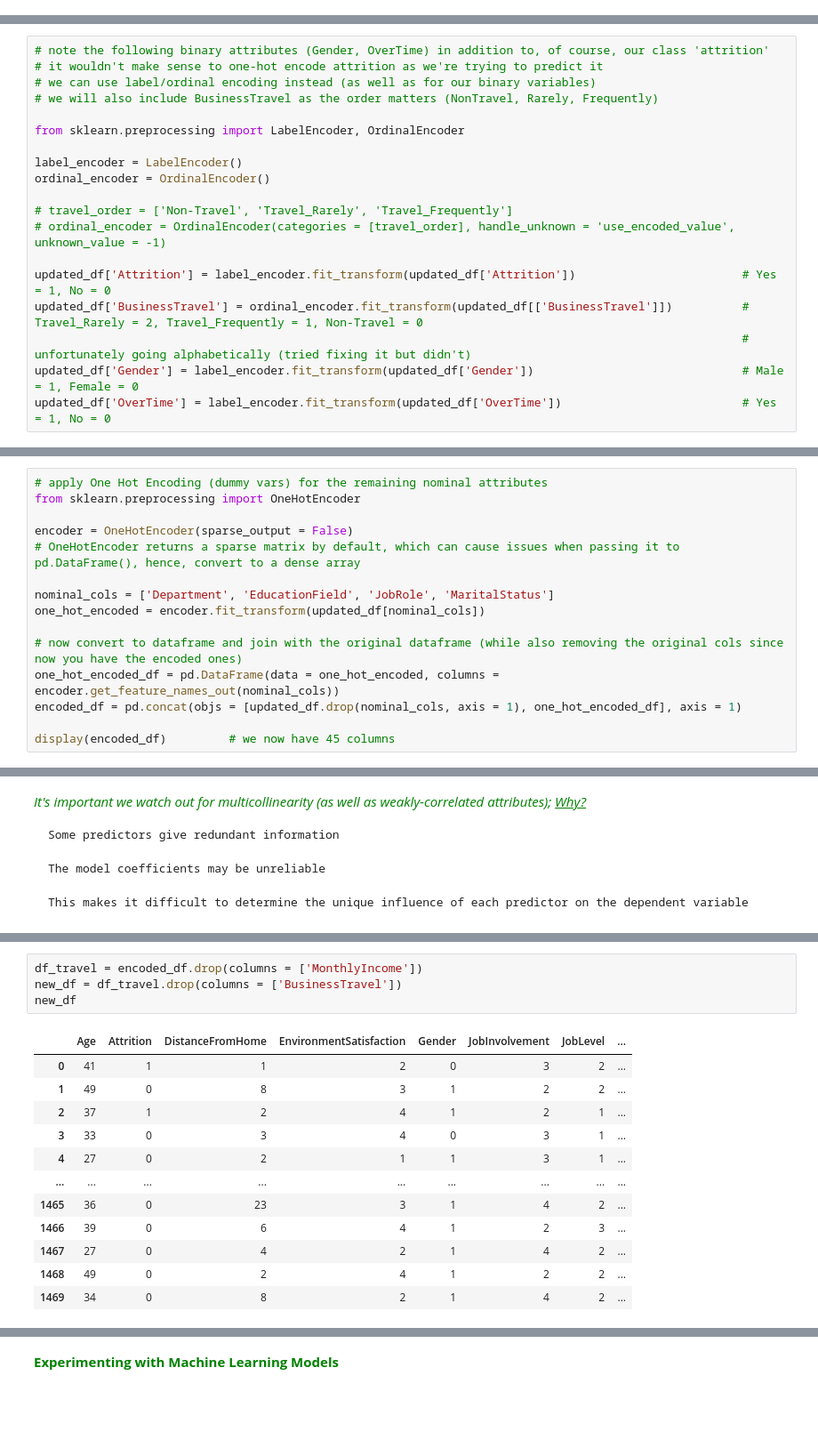
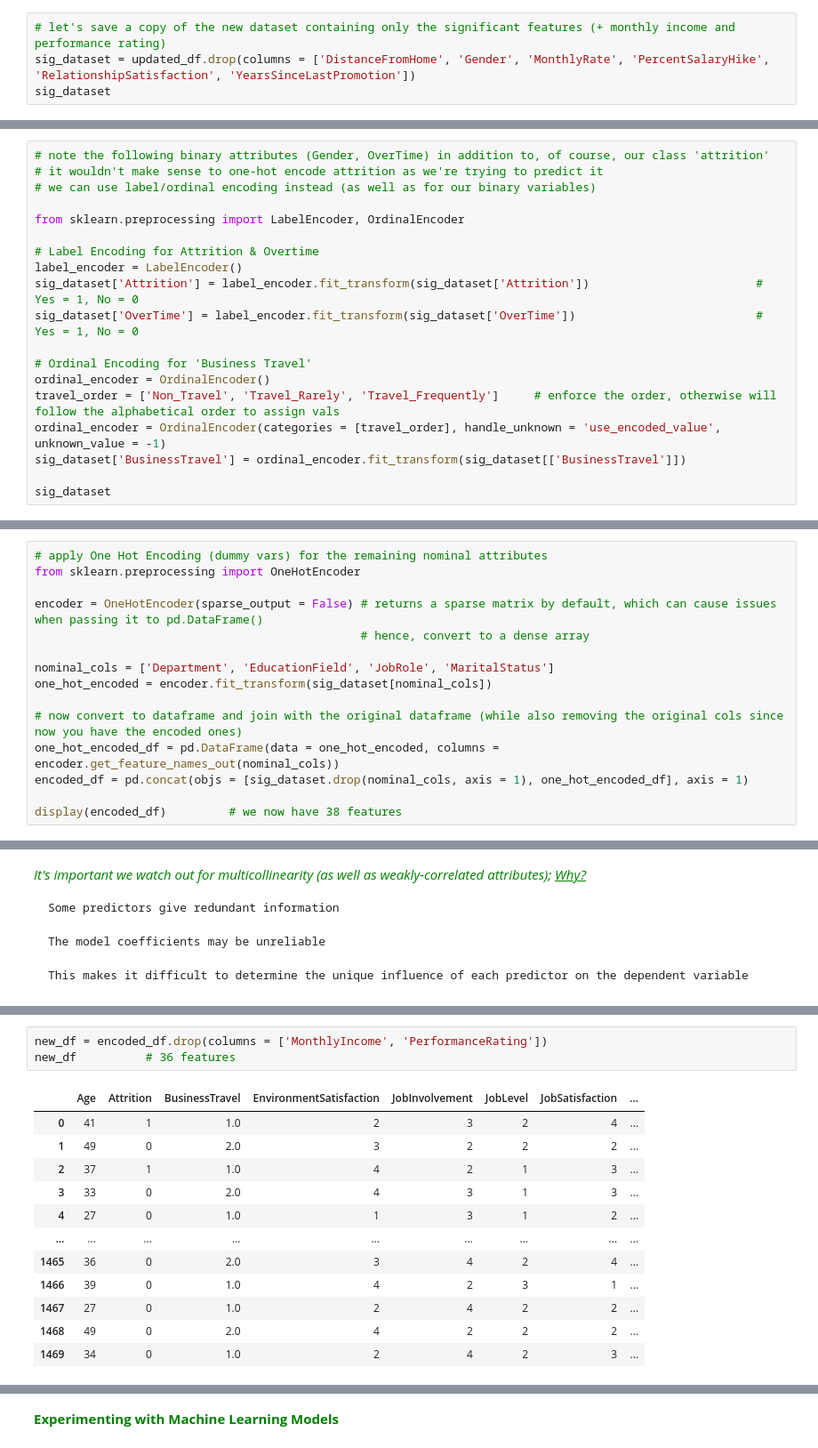
Before and after one commit to lamiselsayed/Employee-Attrition-Analytics-Project, a Jupyter notebook: Employee Attrition (II).ipynb, the cells around one changed output, grey strips where cells are left out. Shown at 89% size. Cells and saved outputs as stored; diff of their text form; blank space fills up the shorter version.

```diff
--- a/Employee Attrition (II).ipynb
+++ b/Employee Attrition (II).ipynb
@@ -99,0 +186,4 @@ dtype: int64
+# %%
+# let's save a copy of the new dataset containing only the significant features (+ monthly income and performance rating)
+sig_dataset = updated_df.drop(columns = ['DistanceFromHome', 'Gender', 'MonthlyRate', 'PercentSalaryHike', 'RelationshipSatisfaction', 'YearsSinceLastPromotion'])
+sig_dataset
@@ -101,18 +207,18 @@ dtype: int64
 # note the following binary attributes (Gender, OverTime) in addition to, of course, our class 'attrition'
 # it wouldn't make sense to one-hot encode attrition as we're trying to predict it
 # we can use label/ordinal encoding instead (as well as for our binary variables)
-# we will also include BusinessTravel as the order matters (NonTravel, Rarely, Frequently)
 
 from sklearn.preprocessing import LabelEncoder, OrdinalEncoder
 
+# Label Encoding for Attrition & Overtime
 label_encoder = LabelEncoder()
+sig_dataset['Attrition'] = label_encoder.fit_transform(sig_dataset['Attrition'])                        # Yes = 1, No = 0
+sig_dataset['OverTime'] = label_encoder.fit_transform(sig_dataset['OverTime'])                          # Yes = 1, No = 0
+
+# Ordinal Encoding for 'Business Travel'
 ordinal_encoder = OrdinalEncoder()
+travel_order = ['Non_Travel', 'Travel_Rarely', 'Travel_Frequently']     # enforce the order, otherwise will follow the alphabetical order to assign vals
+ordinal_encoder = OrdinalEncoder(categories = [travel_order], handle_unknown = 'use_encoded_value', unknown_value = -1)
+sig_dataset['BusinessTravel'] = ordinal_encoder.fit_transform(sig_dataset[['BusinessTravel']])
 
-# travel_order = ['Non-Travel', 'Travel_Rarely', 'Travel_Frequently']
-# ordinal_encoder = OrdinalEncoder(categories = [travel_order], handle_unknown = 'use_encoded_value', unknown_value = -1)
-
-updated_df['Attrition'] = label_encoder.fit_transform(updated_df['Attrition'])                        # Yes = 1, No = 0
-updated_df['BusinessTravel'] = ordinal_encoder.fit_transform(updated_df[['BusinessTravel']])          # Travel_Rarely = 2, Travel_Frequently = 1, Non-Travel = 0
-                                                                                                      # unfortunately going alphabetically (tried fixing it but didn't)
-updated_df['Gender'] = label_encoder.fit_transform(updated_df['Gender'])                              # Male = 1, Female = 0
-updated_df['OverTime'] = label_encoder.fit_transform(updated_df['OverTime'])                          # Yes = 1, No = 0
+sig_dataset
@@ -120,15 +240,15 @@ updated_df['OverTime'] = label_encoder.fit_transform(updated_df['OverTime'])
 # apply One Hot Encoding (dummy vars) for the remaining nominal attributes
 from sklearn.preprocessing import OneHotEncoder
 
-encoder = OneHotEncoder(sparse_output = False)
-# OneHotEncoder returns a sparse matrix by default, which can cause issues when passing it to pd.DataFrame(), hence, convert to a dense array
+encoder = OneHotEncoder(sparse_output = False) # returns a sparse matrix by default, which can cause issues when passing it to pd.DataFrame()
+                                               # hence, convert to a dense array
 
 nominal_cols = ['Department', 'EducationField', 'JobRole', 'MaritalStatus']
-one_hot_encoded = encoder.fit_transform(updated_df[nominal_cols])
+one_hot_encoded = encoder.fit_transform(sig_dataset[nominal_cols])
 
 # now convert to dataframe and join with the original dataframe (while also removing the original cols since now you have the encoded ones)
 one_hot_encoded_df = pd.DataFrame(data = one_hot_encoded, columns = encoder.get_feature_names_out(nominal_cols))
-encoded_df = pd.concat(objs = [updated_df.drop(nominal_cols, axis = 1), one_hot_encoded_df], axis = 1)
+encoded_df = pd.concat(objs = [sig_dataset.drop(nominal_cols, axis = 1), one_hot_encoded_df], axis = 1)
 
-display(encoded_df)         # we now have 45 columns
+display(encoded_df)         # we now have 38 features
 # %% [output]
@@ -216,17 +334,16 @@ Looking at the features identified above, we can consider removing the following
 # %%
-df_travel = encoded_df.drop(columns = ['MonthlyIncome'])
-new_df = df_travel.drop(columns = ['BusinessTravel'])
-new_df
+new_df = encoded_df.drop(columns = ['MonthlyIncome', 'PerformanceRating'])
+new_df          # 36 features
 # %% [output]
-|  | Age | Attrition | DistanceFromHome | EnvironmentSatisfaction | Gender | JobInvolvement | JobLevel | ... |
-| 0 | 41 | 1 | 1 | 2 | 0 | 3 | 2 | ... |
-| 1 | 49 | 0 | 8 | 3 | 1 | 2 | 2 | ... |
-| 2 | 37 | 1 | 2 | 4 | 1 | 2 | 1 | ... |
-| 3 | 33 | 0 | 3 | 4 | 0 | 3 | 1 | ... |
-| 4 | 27 | 0 | 2 | 1 | 1 | 3 | 1 | ... |
+|  | Age | Attrition | BusinessTravel | EnvironmentSatisfaction | JobInvolvement | JobLevel | JobSatisfaction | ... |
+| 0 | 41 | 1 | 1.0 | 2 | 3 | 2 | 4 | ... |
+| 1 | 49 | 0 | 2.0 | 3 | 2 | 2 | 2 | ... |
+| 2 | 37 | 1 | 1.0 | 4 | 2 | 1 | 3 | ... |
+| 3 | 33 | 0 | 2.0 | 4 | 3 | 1 | 3 | ... |
+| 4 | 27 | 0 | 1.0 | 1 | 3 | 1 | 2 | ... |
 | ... | ... | ... | ... | ... | ... | ... | ... | ... |
-| 1465 | 36 | 0 | 23 | 3 | 1 | 4 | 2 | ... |
-| 1466 | 39 | 0 | 6 | 4 | 1 | 2 | 3 | ... |
-| 1467 | 27 | 0 | 4 | 2 | 1 | 4 | 2 | ... |
-| 1468 | 49 | 0 | 2 | 4 | 1 | 2 | 2 | ... |
-| 1469 | 34 | 0 | 8 | 2 | 1 | 4 | 2 | ... |
+| 1465 | 36 | 0 | 2.0 | 3 | 4 | 2 | 4 | ... |
+| 1466 | 39 | 0 | 1.0 | 4 | 2 | 3 | 1 | ... |
+| 1467 | 27 | 0 | 1.0 | 2 | 4 | 2 | 2 | ... |
+| 1468 | 49 | 0 | 2.0 | 4 | 2 | 2 | 2 | ... |
+| 1469 | 34 | 0 | 1.0 | 2 | 4 | 2 | 3 | ... |
```
Also changed, not shown: parts of 31 cells of this notebook.
